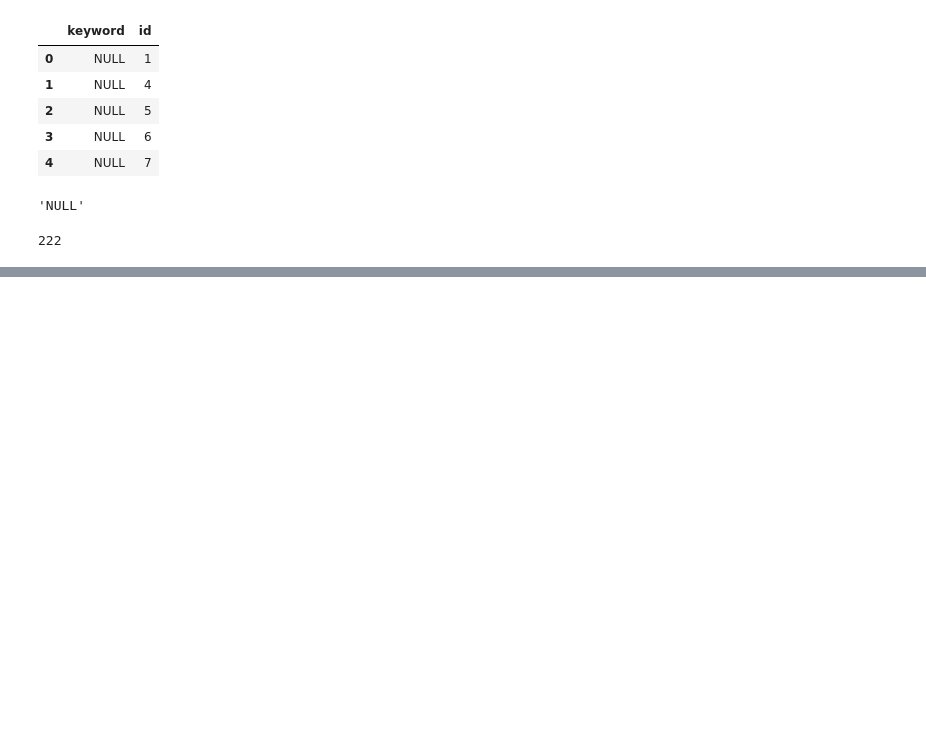
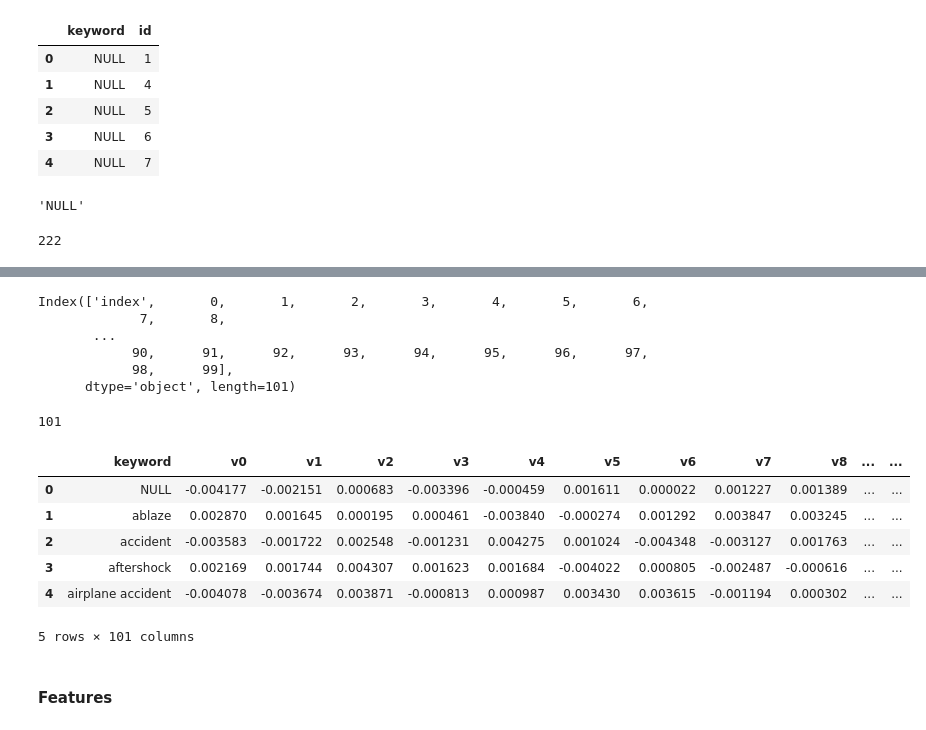
Before and after one commit to milemarchese/OrganizacionDeDatos, a Jupyter notebook: TP2/Modelo ML.ipynb, the cells around one changed output, grey strips where cells are left out. Cells and saved outputs as stored; diff of their text form; code cells hidden in the pictures; blank space fills up the shorter version.

```diff
--- a/TP2/Modelo ML.ipynb
+++ b/TP2/Modelo ML.ipynb
@@ -412 +364,33 @@ keyword_w2v
 222 rows × 101 columns
+# %%
+keyword_w2v.columns
+# %% [output]
+Index(['index',       0,       1,       2,       3,       4,       5,       6,
+             7,       8,
+       ...
+            90,      91,      92,      93,      94,      95,      96,      97,
+            98,      99],
+      dtype='object', length=101)
+# %%
+aux = []
+aux.append('keyword')
+for i in range (0, 100):
+    name = 'v' + str(i)
+    aux.append(name)
+len(aux)
+# %% [output]
+101
+# %%
+keyword_w2v.columns = aux
+# %%
+keyword_w2v.head()
+# %% [output]
+|  | keyword | v0 | v1 | v2 | v3 | v4 | v5 | v6 | v7 | v8 | ... | ... |
+| 0 | NULL | -0.004177 | -0.002151 | 0.000683 | -0.003396 | -0.000459 | 0.001611 | 0.000022 | 0.001227 | 0.001389 | ... | ... |
+| 1 | ablaze | 0.002870 | 0.001645 | 0.000195 | 0.000461 | -0.003840 | -0.000274 | 0.001292 | 0.003847 | 0.003245 | ... | ... |
+| 2 | accident | -0.003583 | -0.001722 | 0.002548 | -0.001231 | 0.004275 | 0.001024 | -0.004348 | -0.003127 | 0.001763 | ... | ... |
+| 3 | aftershock | 0.002169 | 0.001744 | 0.004307 | 0.001623 | 0.001684 | -0.004022 | 0.000805 | -0.002487 | -0.000616 | ... | ... |
+| 4 | airplane accident | -0.004078 | -0.003674 | 0.003871 | -0.000813 | 0.000987 | 0.003430 | 0.003615 | -0.001194 | 0.000302 | ... | ... |
+5 rows × 101 columns
+# %% [markdown]
+#### Features
```
Also changed, not shown: parts of 34 cells of this notebook.
